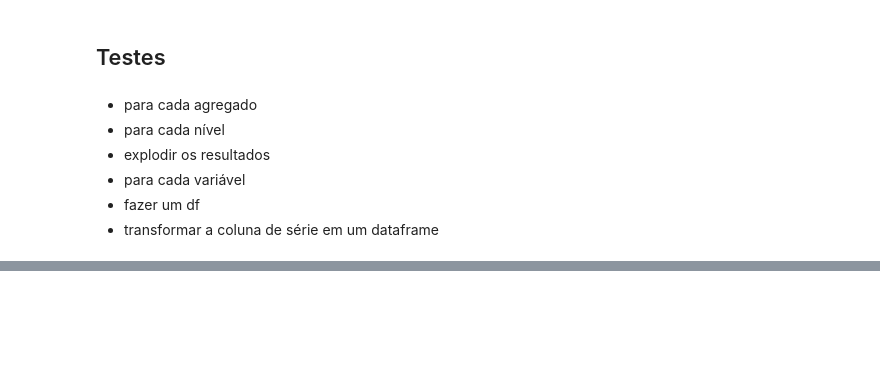
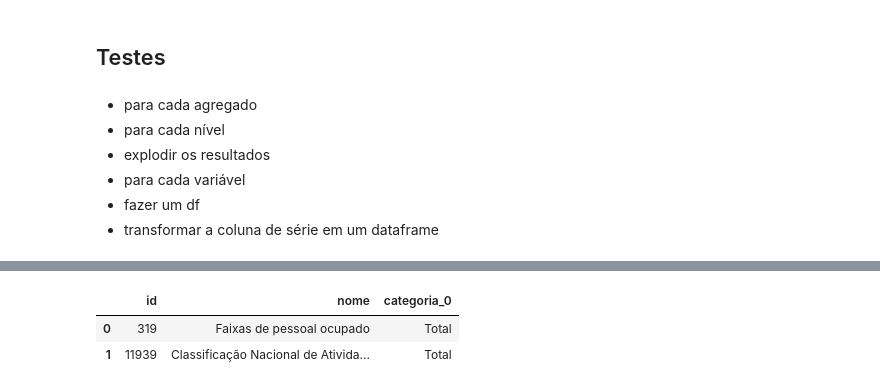
Before and after one commit to GDevigili/TCC-IBGE, a Jupyter notebook: src/datasets/agregados_carga.ipynb, the cells around one changed output, grey strips where cells are left out. Saved outputs shown, nothing was run; the diff lists cells and outputs as text; code cells hidden in the pictures; blank space fills up the shorter version.

```diff
--- a/src/datasets/agregados_carga.ipynb
+++ b/src/datasets/agregados_carga.ipynb
@@ -159,0 +237,6 @@ make_df(make_df(get_request_json(url)).explode('resultados')['resultados'][0]['s
+# %%
+make_df(make_df(get_request_json(url)).explode('resultados')['resultados'][0]['classificacoes'])
+# %% [output]
+|  | id | nome | categoria_0 |
+| 0 | 319 | Faixas de pessoal ocupado | Total |
+| 1 | 11939 | Classificação Nacional de Ativida... | Total |
```
Also changed, not shown: parts of 10 cells of this notebook.
